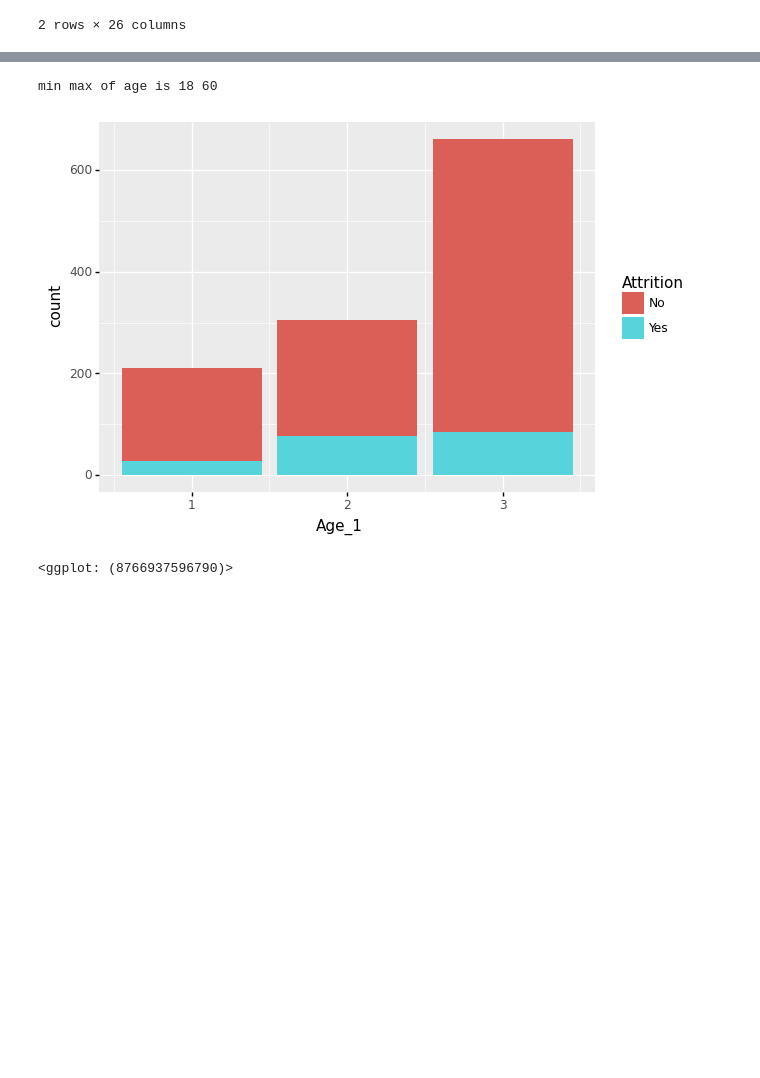
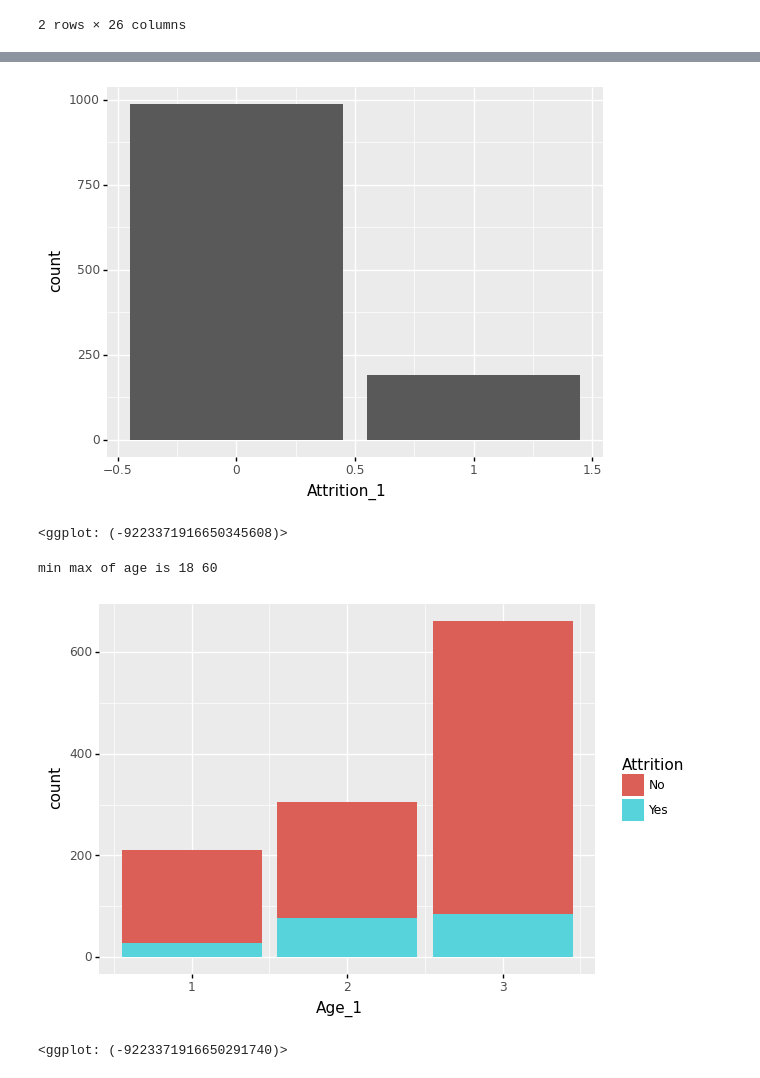
Before and after one commit to cchuang1024/nccu-data-mining, a Jupyter notebook: HW2.ipynb, the cells around one changed output, grey strips where cells are left out. Saved outputs shown, nothing was run; the diff lists cells and outputs as text; code cells hidden in the pictures; blank space fills up the shorter version.

```diff
--- a/HW2.ipynb
+++ b/HW2.ipynb
@@ -63,6 +64,19 @@ draw_single_feature(df, 'Attrition')
 def convert_to_category(df, old_col, new_col, mapper):
     df[new_col] = df[old_col].apply(mapper)
     return df
+# %%
+def attrition_mapper(attrition):
+    if attrition == 'Yes':
+        return 1
+    else:
+        return 0
+
+df = convert_to_category(df, 'Attrition', 'Attrition_1', attrition_mapper)
+
+draw_single_feature(df, 'Attrition_1')
+# %% [output]
+[figure, added]
+<ggplot: (-9223371916650345608)>
 # %%
 # Age
 def age_mapper(age):
@@ -80,7 +94,7 @@ draw_mix_feature(df, 'Age_1')
 # %% [output]
 min max of age is 18 60
 [figure]
-<ggplot: (8766937596790)>
+<ggplot: (-9223371916650291740)>
 # %%
 # BusinessTravel
 def travel_mapper(travel):
```
Also changed, not shown: parts of 16 cells of this notebook.
